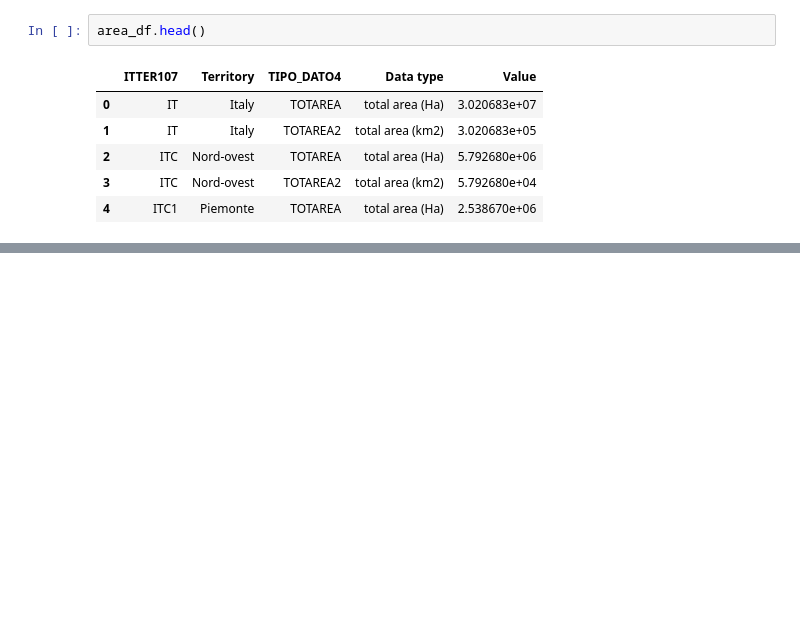
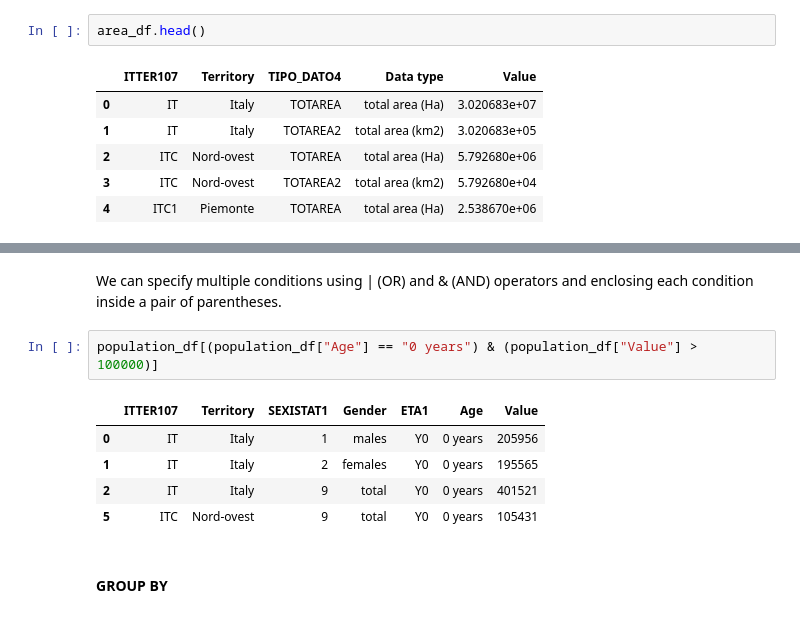
Before and after one commit to GiorgioBar/pandas, a Jupyter notebook: notebooks/SQL_like_queries_using_Pandas.ipynb, the cells around one changed output, grey strips where cells are left out. Saved outputs shown, nothing was run; the diff lists cells and outputs as text; blank space fills up the shorter version.

```diff
--- a/notebooks/SQL_like_queries_using_Pandas.ipynb
+++ b/notebooks/SQL_like_queries_using_Pandas.ipynb
@@ -76,3 +130,15 @@ area_df.head()
+# %% [markdown]
+We can specify multiple conditions using | (OR) and & (AND) operators and enclosing each condition inside a pair of parentheses.
+# %%
+population_df[(population_df["Age"] == "0 years") & (population_df["Value"] > 100000)]
+# %% [output]
+|  | ITTER107 | Territory | SEXISTAT1 | Gender | ETA1 | Age | Value |
+| 0 | IT | Italy | 1 | males | Y0 | 0 years | 205956 |
+| 1 | IT | Italy | 2 | females | Y0 | 0 years | 195565 |
+| 2 | IT | Italy | 9 | total | Y0 | 0 years | 401521 |
+| 5 | ITC | Nord-ovest | 9 | total | Y0 | 0 years | 105431 |
+# %% [markdown]
+#### GROUP BY
 # %%
 %%shell
 jupyter nbconvert --to html /content/SQL_like_queries_using_Pandas.ipynb
```
Also changed, not shown: parts of 14 cells of this notebook.
